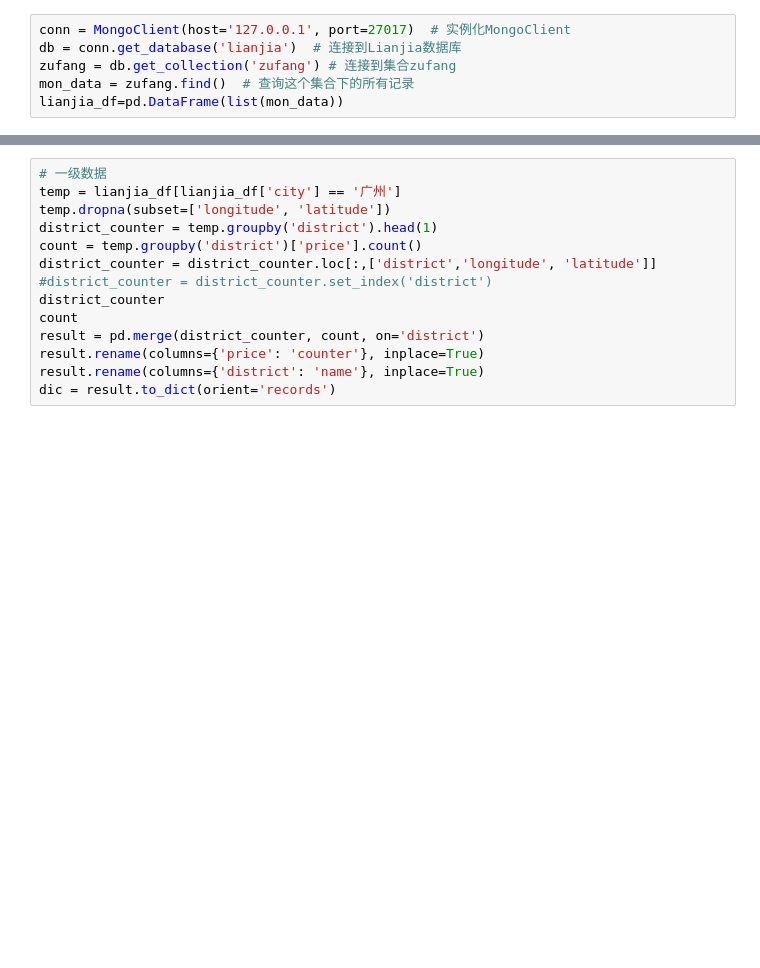
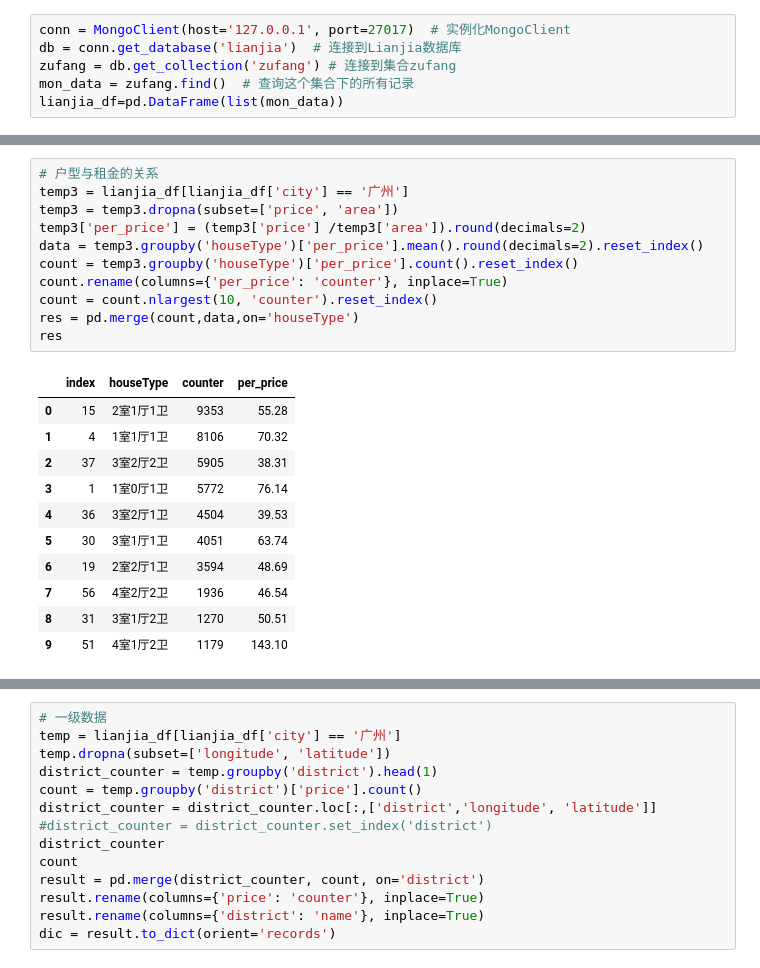
Before and after one commit to kay123oo/lianjiaWeb, a Jupyter notebook: Mainapp/data_analysis/test2.ipynb, the cells around one changed output, grey strips where cells are left out. Drawn from its saved outputs; the diff is of its cells as text; blank space fills up the shorter version.

```diff
--- a/Mainapp/data_analysis/test2.ipynb
+++ b/Mainapp/data_analysis/test2.ipynb
@@ -11,0 +199,23 @@ lianjia_df=pd.DataFrame(list(mon_data))
+# %%
+# 户型与租金的关系
+temp3 = lianjia_df[lianjia_df['city'] == '广州']
+temp3 = temp3.dropna(subset=['price', 'area'])
+temp3['per_price'] = (temp3['price'] /temp3['area']).round(decimals=2)
+data = temp3.groupby('houseType')['per_price'].mean().round(decimals=2).reset_index()
+count = temp3.groupby('houseType')['per_price'].count().reset_index()
+count.rename(columns={'per_price': 'counter'}, inplace=True)
+count = count.nlargest(10, 'counter').reset_index()
+res = pd.merge(count,data,on='houseType')
+res
+# %% [output]
+|  | index | houseType | counter | per_price |
+| 0 | 15 | 2室1厅1卫 | 9353 | 55.28 |
+| 1 | 4 | 1室1厅1卫 | 8106 | 70.32 |
+| 2 | 37 | 3室2厅2卫 | 5905 | 38.31 |
+| 3 | 1 | 1室0厅1卫 | 5772 | 76.14 |
+| 4 | 36 | 3室2厅1卫 | 4504 | 39.53 |
+| 5 | 30 | 3室1厅1卫 | 4051 | 63.74 |
+| 6 | 19 | 2室2厅1卫 | 3594 | 48.69 |
+| 7 | 56 | 4室2厅2卫 | 1936 | 46.54 |
+| 8 | 31 | 3室1厅2卫 | 1270 | 50.51 |
+| 9 | 51 | 4室1厅2卫 | 1179 | 143.10 |
```
Also changed, not shown: parts of 8 cells of this notebook, 33 other files.
